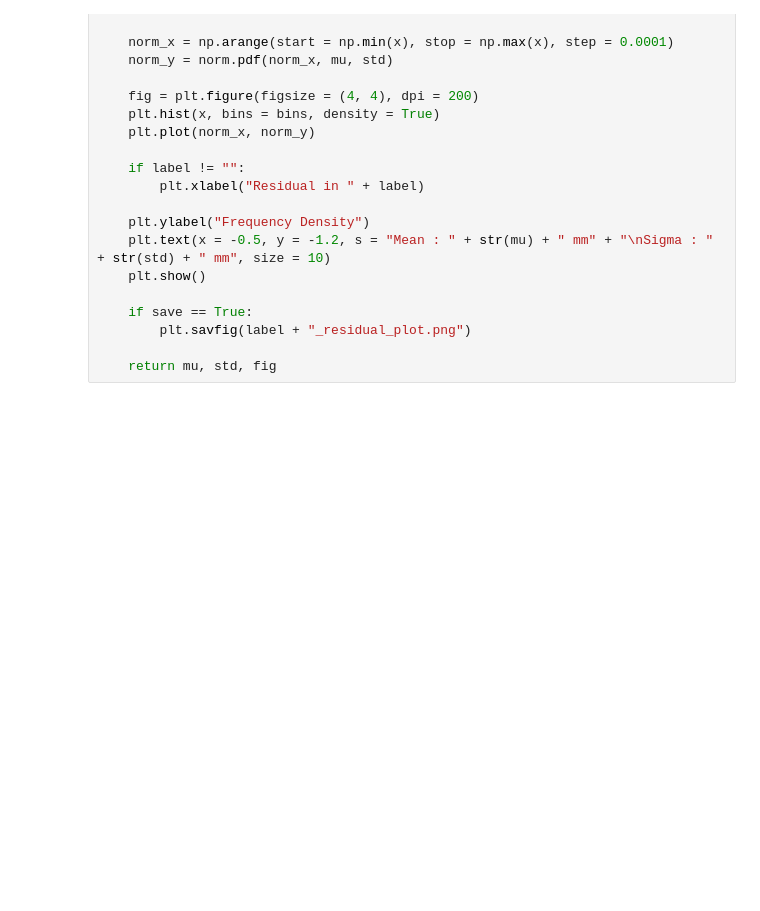
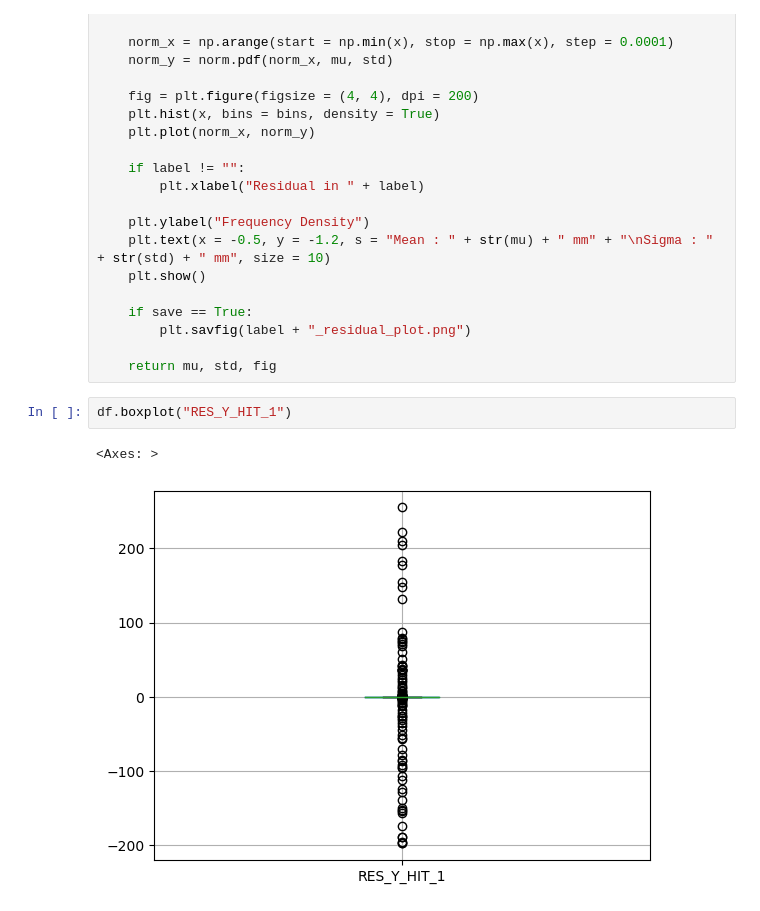
Before and after one commit to ldk111/FASER-2-MPhys-Project, a Jupyter notebook: Analysis/analysis.ipynb, the cells around one changed output. Saved outputs shown, nothing was run; the diff lists cells and outputs as text; blank space fills up the shorter version.

```diff
--- a/Analysis/analysis.ipynb
+++ b/Analysis/analysis.ipynb
@@ -60,5 +60,10 @@ def Residual_Plot(x, label = "", save = False, bins=100):
         plt.savfig(label + "_residual_plot.png")
 
     return mu, std, fig
+# %%
+df.boxplot("RES_Y_HIT_1")
+# %% [output]
+<Axes: >
+[figure, added]
 # %%
 mu, std, fig = Residual_Plot(df["GLOBAL_Z_HIT_4"] - df["Z_TRUTH_4"], label = "Z GLOBAL 4")
```
Also changed, not shown: parts of 3 cells of this notebook, 6 other files.
